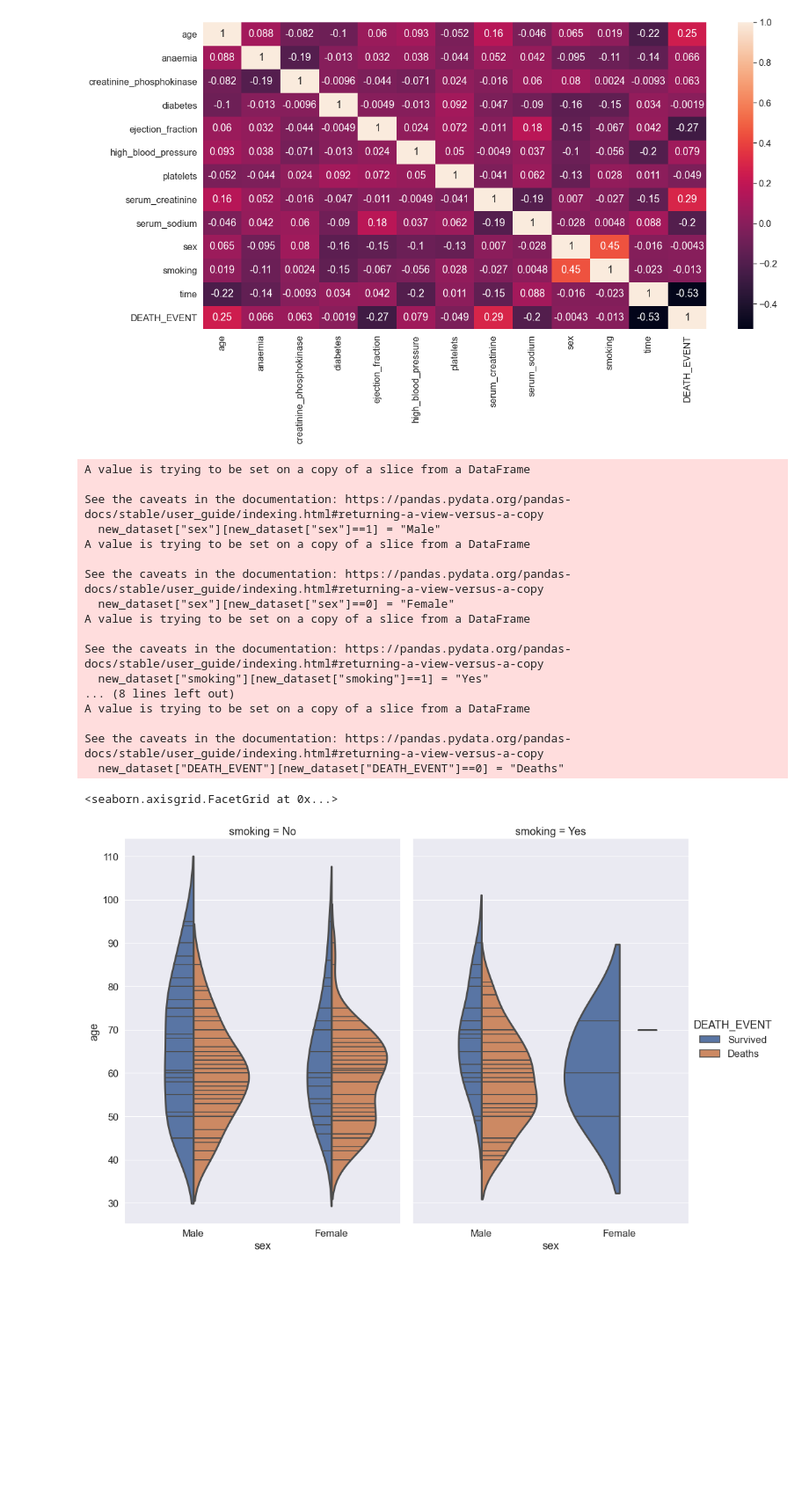
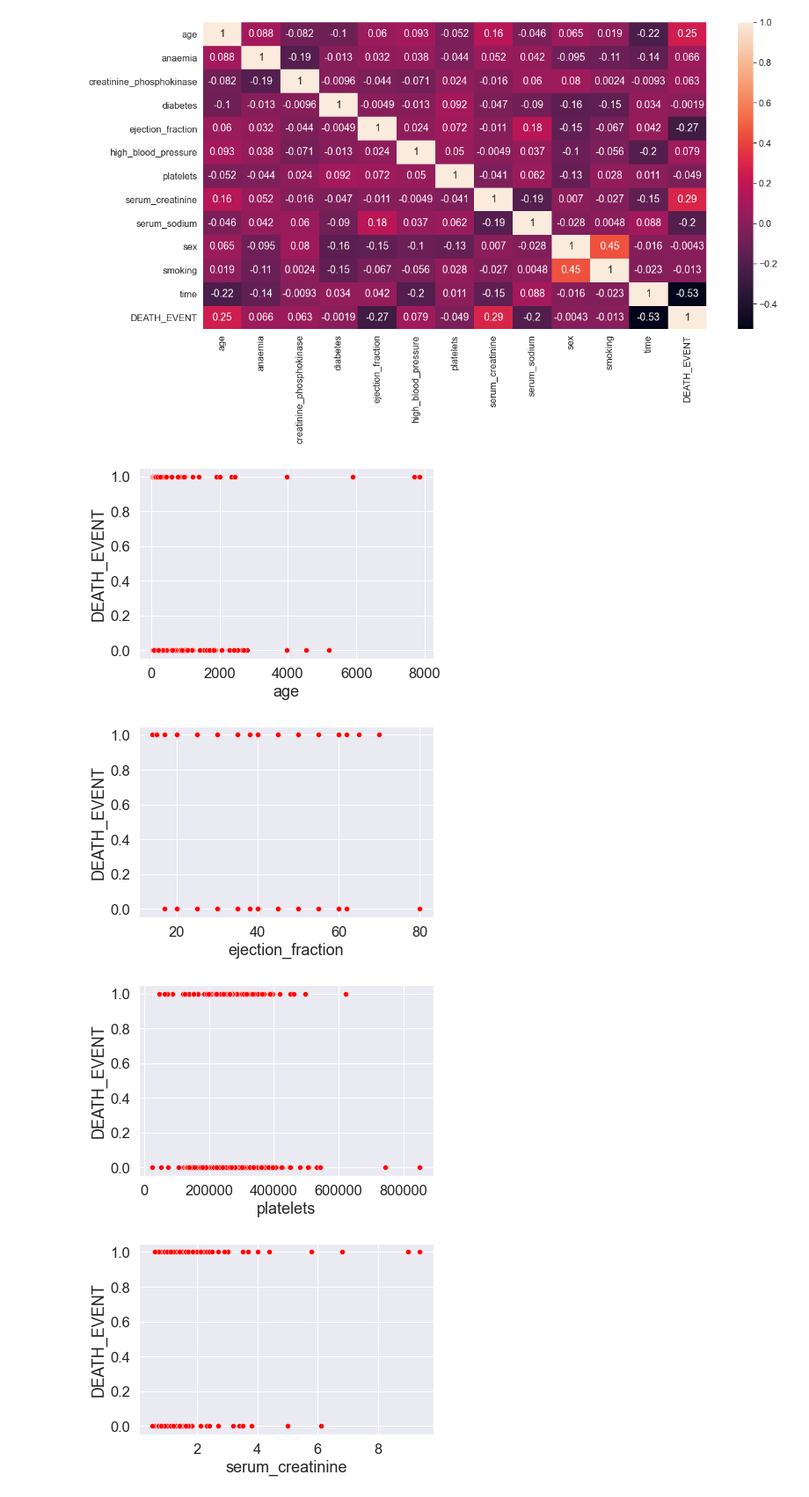
Before and after one commit to MoKamalian/Heart-Failure-ML-model-Kaggle-data, a Jupyter notebook: Heart_failure_prediction.ipynb, the cells around one changed output. Shown at 88% size. Drawn from its saved outputs; the diff is of its cells as text; code cells hidden in the pictures; blank space fills up the shorter version.

```diff
--- a/Heart_failure_prediction.ipynb
+++ b/Heart_failure_prediction.ipynb
@@ -138,41 +138,22 @@ sn.heatmap(data=dataset.corr(), annot=True)
 # %% [output]
 <AxesSubplot:>
 [figure]
-# %%
-"""
-Consider getting rid of violin plot completely
-"""
-
-# Visualizing the dataset: Age and smoking
-
-new_dataset = dataset
-new_dataset["sex"][new_dataset["sex"]==1] = "Male"
-new_dataset["sex"][new_dataset["sex"]==0] = "Female"
-new_dataset["smoking"][new_dataset["smoking"]==1] = "Yes"
-new_dataset["smoking"][new_dataset["smoking"]==0] = "No"
-new_dataset["DEATH_EVENT"][new_dataset["DEATH_EVENT"]==1] = "Survived"
-new_dataset["DEATH_EVENT"][new_dataset["DEATH_EVENT"]==0] = "Deaths"
-
-sn.catplot(x="sex", y="age", hue="DEATH_EVENT", col="smoking",
-           data=new_dataset, kind="violin", split=True, height=10, aspect=.7,
-           linewidth=3, scale="count", inner="stick")
-# %% [output]
-A value is trying to be set on a copy of a slice from a DataFrame
-
-See the caveats in the documentation: https://pandas.pydata.org/pandas-docs/stable/user_guide/indexing.html#returning-a-view-versus-a-copy
-  new_dataset["sex"][new_dataset["sex"]==1] = "Male"
-A value is trying to be set on a copy of a slice from a DataFrame
-
-See the caveats in the documentation: https://pandas.pydata.org/pandas-docs/stable/user_guide/indexing.html#returning-a-view-versus-a-copy
-  new_dataset["sex"][new_dataset["sex"]==0] = "Female"
-A value is trying to be set on a copy of a slice from a DataFrame
-
-See the caveats in the documentation: https://pandas.pydata.org/pandas-docs/stable/user_guide/indexing.html#returning-a-view-versus-a-copy
-  new_dataset["smoking"][new_dataset["smoking"]==1] = "Yes"
-... (8 lines left out)
-A value is trying to be set on a copy of a slice from a DataFrame
-
-See the caveats in the documentation: https://pandas.pydata.org/pandas-docs/stable/user_guide/indexing.html#returning-a-view-versus-a-copy
-  new_dataset["DEATH_EVENT"][new_dataset["DEATH_EVENT"]==0] = "Deaths"
-<seaborn.axisgrid.FacetGrid at 0x...>
-[figure, removed]
+# %%
+# plotting the
+
+features = list(dataset.columns)
+features.remove("anaemia")
+features.remove("diabetes")
+features.remove("high_blood_pressure")
+features.remove("smoking")
+features.remove("sex")
+
+sn.scatterplot(x="age", y="DEATH_EVENT", data=dataset)
+for i in range(1, 7):
+    plt.figure(i)
+    sn.scatterplot(data=dataset, x=features[i], y="DEATH_EVENT", color="red")
+# %% [output]
+[figure, added]
+[figure, added]
+[figure, added]
+[figure, added]
```
Also changed, not shown: parts of 1 cell of this notebook.
